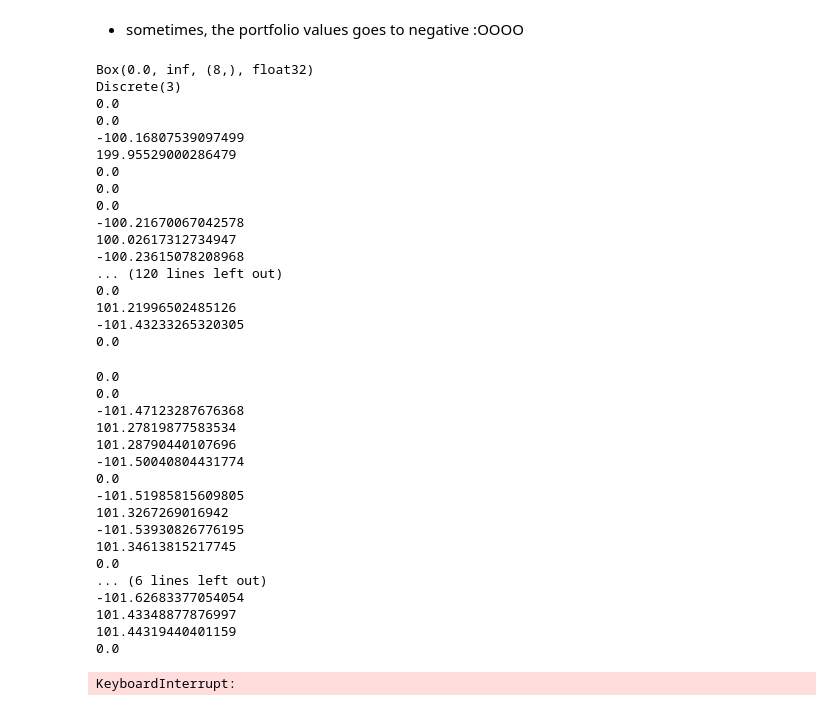
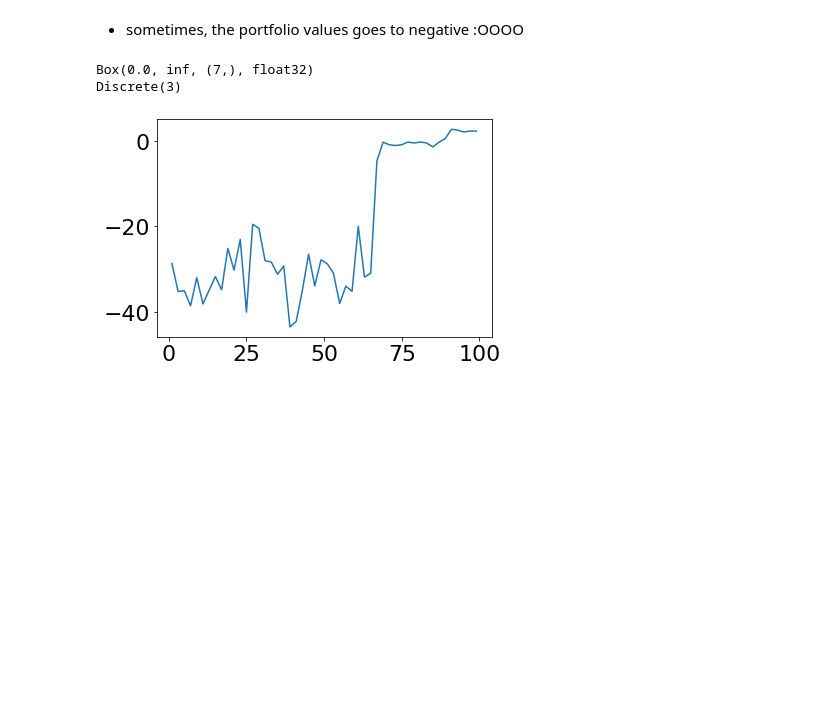
Before and after one commit to YAOS5/Amazon-Trading-Bot, a Jupyter notebook: stable_baselines_test.ipynb, the cells around one changed output. Cells and saved outputs as stored; diff of their text form; code cells hidden in the pictures; blank space fills up the shorter version.

Commit message:
DQN Agent

```diff
--- a/stable_baselines_test.ipynb
+++ b/stable_baselines_test.ipynb
@@ -176,10 +124,9 @@ import matplotlib.pyplot as plt
 from keras.activations import relu, linear
 
 import numpy as np
-env = Environment(data, INITIAL_BALANCE)
+env = Environment(data.close.to_list(), INITIAL_BALANCE)
 env.seed(0)
 np.random.seed(0)
-
 
 class DQN:
 
@@ -242,79 +189,37 @@ class DQN:
             self.epsilon *= self.epsilon_decay
 
 
-def train_dqn(episode):
+def train_dqn(agent, episodes):
 
-    loss = []
-    portfolio_values = []
-    agent = DQN(env.action_space.n, env.observation_space.shape[0])
-    for e in tqdm(range(episode)):
+    rewards = []
+    for e in tqdm(range(episodes)):
         state = env.reset()
-        state = np.reshape(state, (1, 8))
+        state = np.reshape(state, (1, 7))
         score = 0
         max_steps = 300
         for i in range(max_steps):
             action = agent.get_action(state)
-            #env.render()
             next_state, reward, done, _ = env.step(action)
             score += reward
-            print(reward)
-            next_state = np.reshape(next_state, (1, 8))
+            next_state = np.reshape(next_state, (1, 7))
             agent.remember(state, action, reward, next_state, done)
             state = next_state
             agent.replay()
             if done:
-                #print("episode: {}/{}, score: {}".format(e, episode, score))
+                #print("episode: {}/{}, score: {}".format(e, episodes, score))
                 break
-        loss.append(score)
+        rewards.append(score)
 
-        # Average score of last 100 episode
-        is_solved = np.mean(loss[-100:])
-        if is_solved > 200:
-            #print('\n Task Completed! \n')
-            break
-        #print("Average over last 100 episode: {0:.2f} \n".format(is_solved))
     return loss
 # %%
 from tqdm import tqdm
 print(env.observation_space)
 print(env.action_space)
-episodes = 100
-loss = train_dqn(episodes)
+agent = DQN(env.action_space.n, env.observation_space.shape[0])
+loss = train_dqn(agent, episodes=100)
 plt.plot([i+1 for i in range(0, len(loss), 2)], loss[::2])
 plt.show()
 # %% [output]
-Box(0.0, inf, (8,), float32)
+Box(0.0, inf, (7,), float32)
 Discrete(3)
-0.0
-0.0
--100.16807539097499
-199.95529000286479
-0.0
-0.0
-0.0
--100.21670067042578
-100.02617312734947
--100.23615078208968
-... (120 lines left out)
-0.0
-101.21996502485126
--101.43233265320305
-0.0
-0.0
-0.0
--101.47123287676368
-101.27819877583534
-101.28790440107696
--101.50040804431774
-0.0
--101.51985815609805
-101.3267269016942
--101.53930826776195
-101.34613815217745
-0.0
-... (6 lines left out)
--101.62683377054054
-101.43348877876997
-101.44319440401159
-0.0
-KeyboardInterrupt:
+[figure, added]
```
Also changed, not shown: parts of 15 cells of this notebook, 1 other file.
